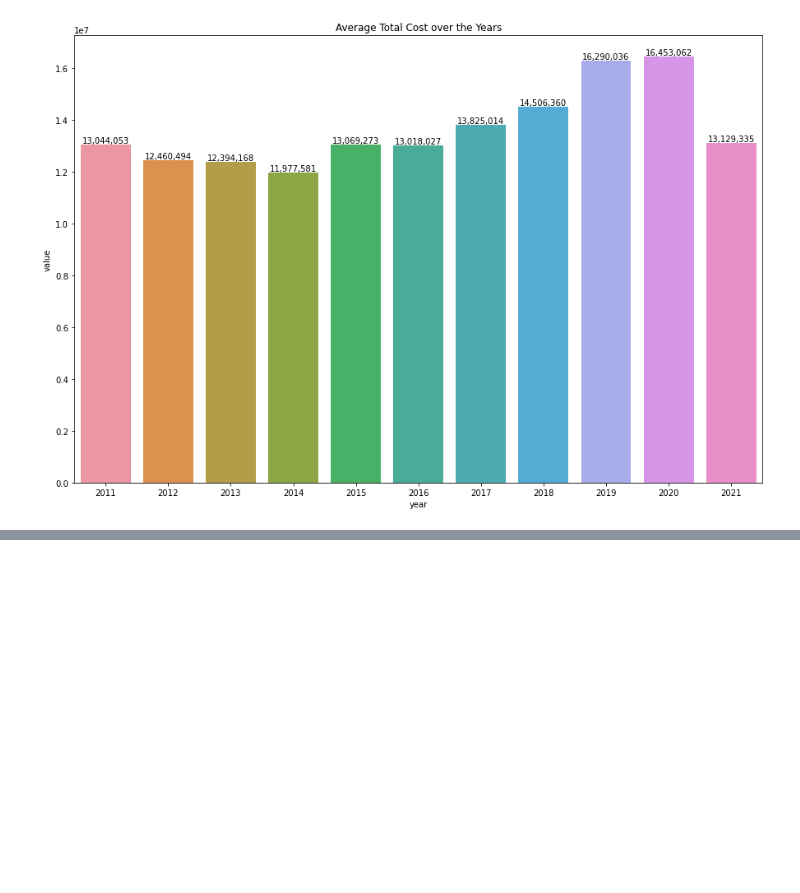
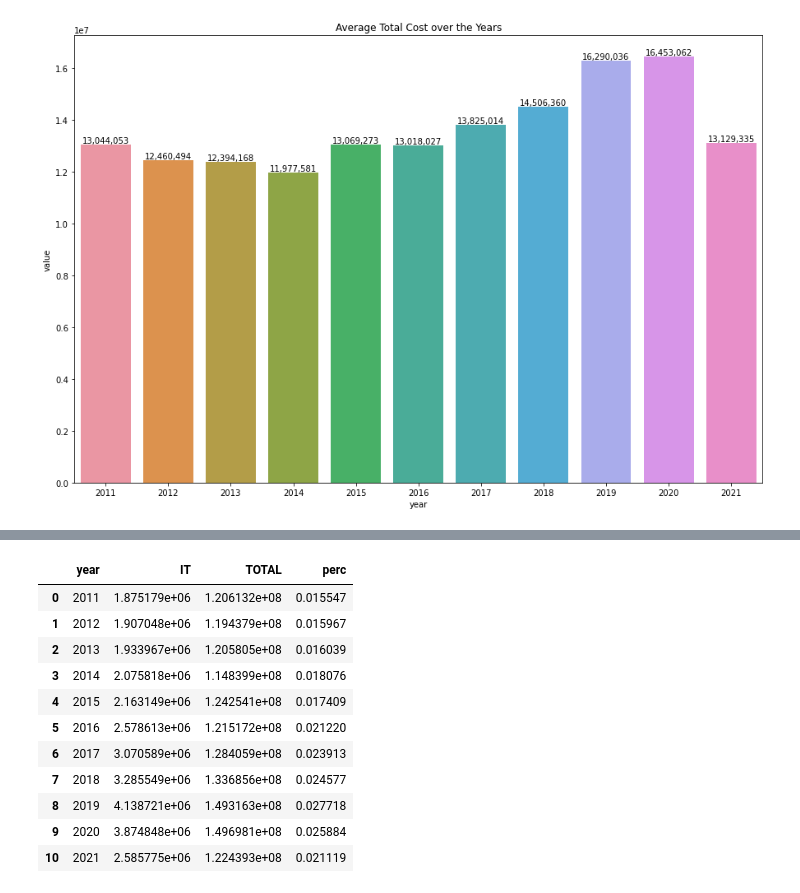
Before and after one commit to Vidhi-H-Patel/990-Project, a Jupyter notebook: Final_analysis.ipynb, the cells around one changed output, grey strips where cells are left out. Cells and saved outputs as stored; diff of their text form; code cells hidden in the pictures; blank space fills up the shorter version.

```diff
--- a/Final_analysis.ipynb
+++ b/Final_analysis.ipynb
@@ -173,0 +237,17 @@ data_year.bar_label(container, labels=[f'{x:,.0f}' for x in container.datavalues
+# %%
+# Totalonly = df[df['description']=='Information technology']
+
+df_test
+# %% [output]
+|  | year | IT | TOTAL | perc |
+| 0 | 2011 | 1.875179e+06 | 1.206132e+08 | 0.015547 |
+| 1 | 2012 | 1.907048e+06 | 1.194379e+08 | 0.015967 |
+| 2 | 2013 | 1.933967e+06 | 1.205805e+08 | 0.016039 |
+| 3 | 2014 | 2.075818e+06 | 1.148399e+08 | 0.018076 |
+| 4 | 2015 | 2.163149e+06 | 1.242541e+08 | 0.017409 |
+| 5 | 2016 | 2.578613e+06 | 1.215172e+08 | 0.021220 |
+| 6 | 2017 | 3.070589e+06 | 1.284059e+08 | 0.023913 |
+| 7 | 2018 | 3.285549e+06 | 1.336856e+08 | 0.024577 |
+| 8 | 2019 | 4.138721e+06 | 1.493163e+08 | 0.027718 |
+| 9 | 2020 | 3.874848e+06 | 1.496981e+08 | 0.025884 |
+| 10 | 2021 | 2.585775e+06 | 1.224393e+08 | 0.021119 |
```
Also changed, not shown: parts of 9 cells of this notebook.
